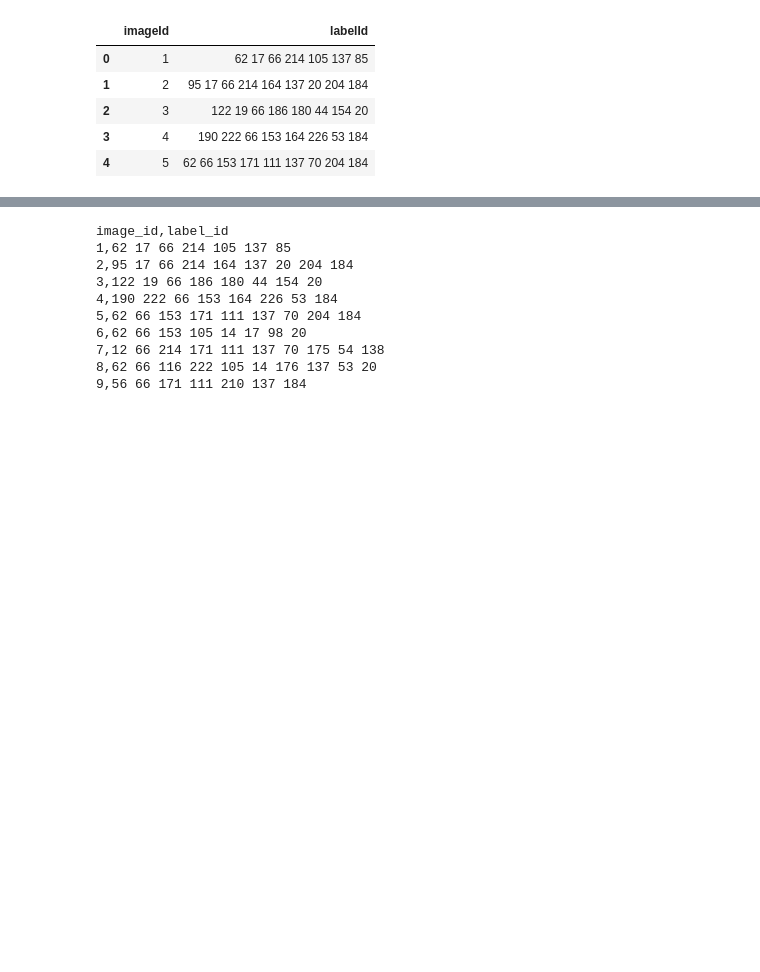
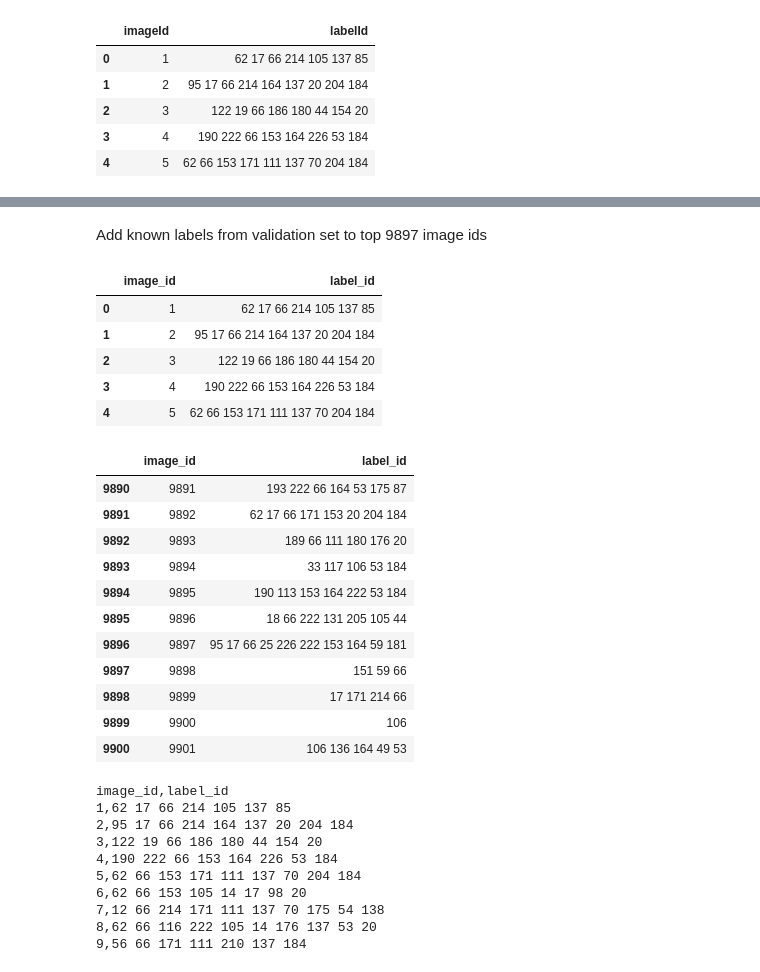
Before and after one commit to jscottcronin/fashion_tags, a Jupyter notebook: code/baseline.ipynb, the cells around one changed output, grey strips where cells are left out. Cells and saved outputs as stored; diff of their text form; code cells hidden in the pictures; blank space fills up the shorter version.

```diff
--- a/code/baseline.ipynb
+++ b/code/baseline.ipynb
@@ -258 +254,26 @@ subm.loc[9890:9900, :]
+# %% [markdown]
+Add known labels from validation set to top 9897 image ids
+# %%
+pred_df.loc[:9896, 'label_id'] = test_labels['labelId'].values
+display(pred_df.head())
+display(pred_df.loc[9890:9900, :])
+# %% [output]
+|  | image_id | label_id |
+| 0 | 1 | 62 17 66 214 105 137 85 |
+| 1 | 2 | 95 17 66 214 164 137 20 204 184 |
+| 2 | 3 | 122 19 66 186 180 44 154 20 |
+| 3 | 4 | 190 222 66 153 164 226 53 184 |
+| 4 | 5 | 62 66 153 171 111 137 70 204 184 |
+|  | image_id | label_id |
+| 9890 | 9891 | 193 222 66 164 53 175 87 |
+| 9891 | 9892 | 62 17 66 171 153 20 204 184 |
+| 9892 | 9893 | 189 66 111 180 176 20 |
+| 9893 | 9894 | 33 117 106 53 184 |
+| 9894 | 9895 | 190 113 153 164 222 53 184 |
+| 9895 | 9896 | 18 66 222 131 205 105 44 |
+| 9896 | 9897 | 95 17 66 25 226 222 153 164 59 181 |
+| 9897 | 9898 | 151 59 66 |
+| 9898 | 9899 | 17 171 214 66 |
+| 9899 | 9900 | 106 |
+| 9900 | 9901 | 106 136 164 49 53 |
 # %%
```
Also changed, not shown: parts of 21 cells of this notebook, 1 other file.
